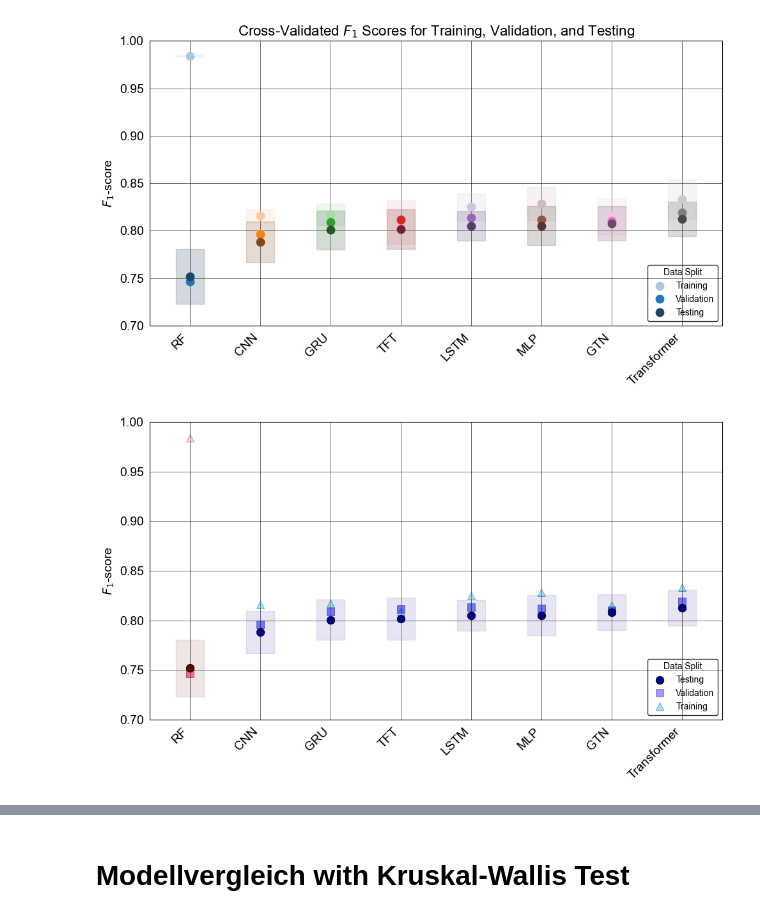
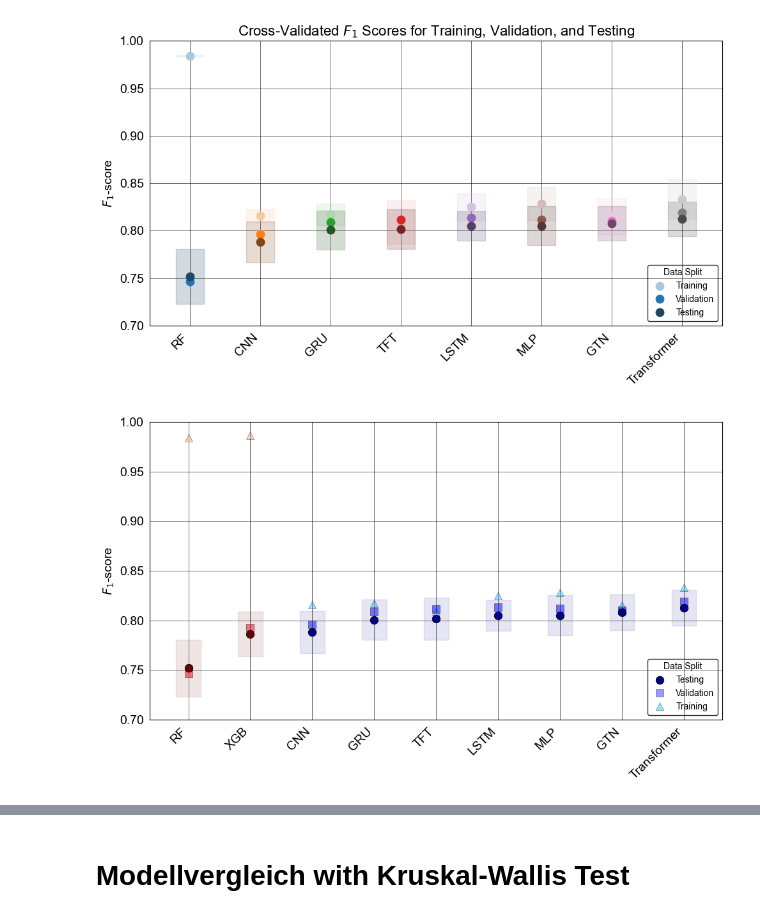
Before and after one commit to paulinebecker2002/mesogeos, a Jupyter notebook: outputs/F1_Score_Comparison.ipynb, the cells around one changed output, grey strips where cells are left out. Drawn from its saved outputs; the diff is of its cells as text; code cells hidden in the pictures.

```diff
--- a/outputs/F1_Score_Comparison.ipynb
+++ b/outputs/F1_Score_Comparison.ipynb
@@ -30,6 +30,7 @@ model_names = [
     "rf",
     "tft",
     "transformer",
+    "xgb"
 ]
 
 summary_rows = []
@@ -356,7 +359,7 @@ def plot_f1_score_points_black(df, model_col="Abbreviations"):
         f1_test  = row["F1_Testing_mean"]
 
 
-        if row["Abbreviations"] == "RF":
+        if row["Abbreviations"] == "RF" or row["Abbreviations"] == "XGB":
             color_train = "#FF9080"
             color_val   = "#EA0022"
             color_test  = "#660000"
@@ -390,33 +393,33 @@ def plot_f1_score_points_black(df, model_col="Abbreviations"):
     ax.set_title("")
     ax.yaxis.set_tick_params(labelsize=14, colors='black')
     ax.xaxis.set_tick_params(colors='black')
     ax.grid(True, color='black', linestyle='-', linewidth=0.7, alpha=0.6)
 
     for spine in ax.spines.values():
         spine.set_color('black')
 
     legend_elements = [
         plt.Line2D([0], [0], marker=marker_test,  color=color_test,  label='Testing',
                    linestyle='None', markerfacecolor=color_test,  markeredgecolor='black', markeredgewidth=0.6, markersize=9),
         plt.Line2D([0], [0], marker=marker_val,   color=color_val,   label='Validation',
                    linestyle='None', markerfacecolor=color_val,   markeredgecolor='black', markeredgewidth=0.6, markersize=9, alpha=0.4),
         plt.Line2D([0], [0], marker=marker_train, color=color_train, label='Training',
                    linestyle='None', markerfacecolor=color_train, markeredgecolor='black', markeredgewidth=0.6, markersize=9, alpha=0.4),
 
     ]
     leg = ax.legend(handles=legend_elements, title="Data Split", loc="lower right",
                     facecolor='none', edgecolor='black')
     plt.setp(leg.get_title(), color='black')
     for text in leg.get_texts():
         text.set_color("black")
 
     plt.tight_layout()
     plt.savefig(
-        '/Users/paulinebecker/Library/Mobile Documents/com~apple~CloudDocs/Uni/Wirtschaftsinformatik KIT/Semester6/Bachlorarbeit/Graphics/Results/F1_score/F1_score_all_CV_transparent_black.pdf',
+        '/Users/paulinebecker/Library/Mobile Documents/com~apple~CloudDocs/Uni/Wirtschaftsinformatik KIT/Semester6/Bachlorarbeit/Graphics/Results/Paper Revision/F1_score_all_CV_transparent_black.pdf',
         format='pdf', dpi=300, bbox_inches='tight', transparent=True
     )
     plt.show()
 plot_f1_score_points_black(merge_df)
 # %% [output]
-[figure, old version]
+[figure, new version]
 # %%
```
Also changed, not shown: parts of 17 cells of this notebook, 18 other files.
